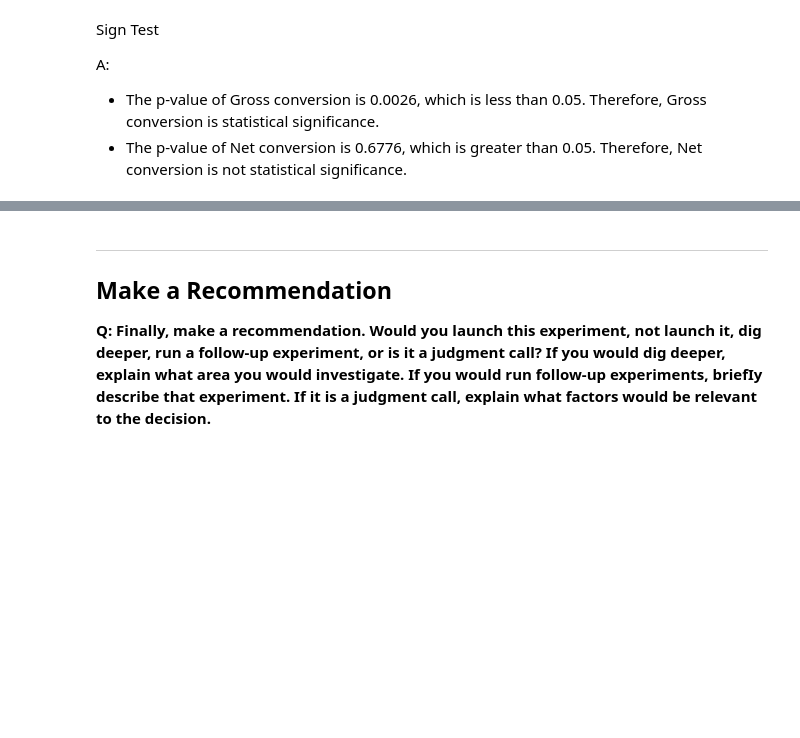
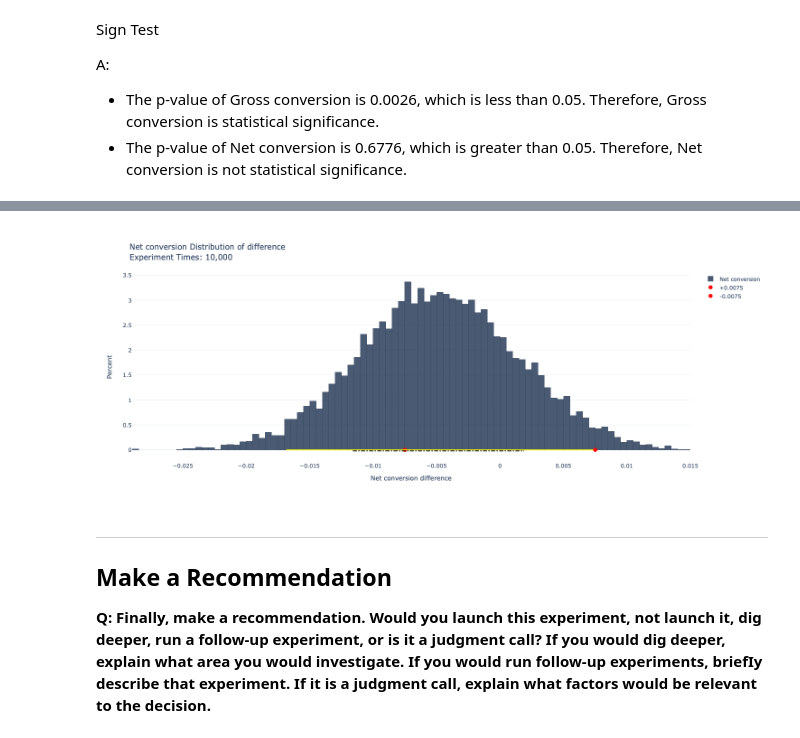
Before and after one commit to ZacksAmber/Udacity-A-B-Testing-by-Google, a Jupyter notebook: Udacity A:B Testing by Google.ipynb, the cells around one changed output, grey strips where cells are left out. Drawn from its saved outputs; the diff is of its cells as text; code cells hidden in the pictures; blank space fills up the shorter version.

```diff
--- a/Udacity A:B Testing by Google.ipynb
+++ b/Udacity A:B Testing by Google.ipynb
@@ -1393,3 +1543,8 @@ A:
+# %%
+# Net conversion
+bootstrapped_hist(d_NC, label='Net conversion', d_min=0.0075, alpha=0.05)
+# %% [output]
+[figure, added]
 # %% [markdown]
 ---
 
```
Also changed, not shown: parts of 8 cells of this notebook, 2 other files.
